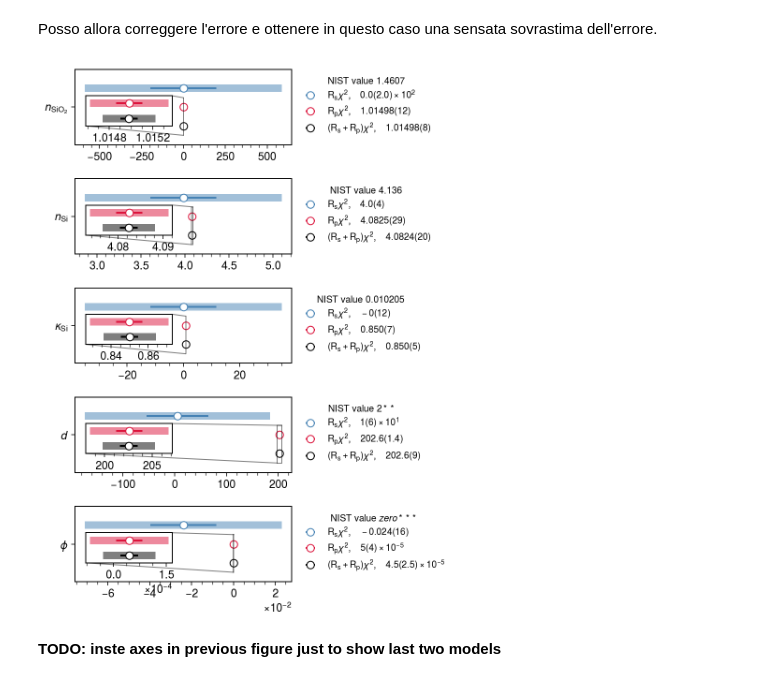
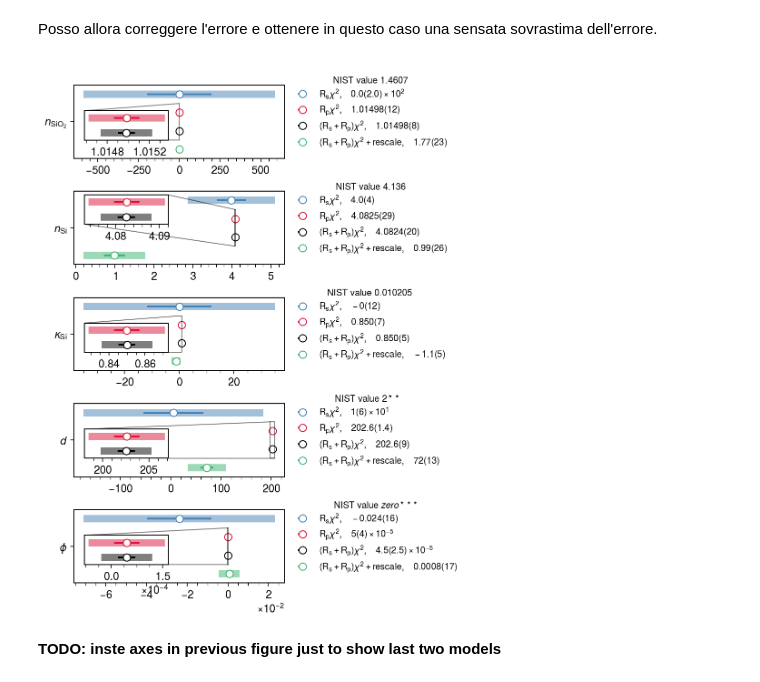
Before and after one commit to mattiasotgia/fresnel_cSi, a Jupyter notebook: analysis/cSi_fitTesting.ipynb, the cells around one changed output. Cells and saved outputs as stored; diff of their text form; code cells hidden in the pictures.

```diff
--- a/analysis/cSi_fitTesting.ipynb
+++ b/analysis/cSi_fitTesting.ipynb
@@ -474,10 +494,11 @@ Posso allora correggere l'errore e ottenere in questo caso una sensata sovrastim
 s_Si.reflectance_std += error_RS_scale
 p_Si.reflectance_std += error_RP_scale
 # %%
-def p_plot(RsM: Minuit, RpM: Minuit, RRM: Minuit, names: dict, th_values: dict, plot_fixed=True, plot_inset=True):
+def p_plot(RsM: Minuit, RpM: Minuit, RRM: Minuit, RRM_rescaled: Minuit, names: dict, th_values: dict, plot_fixed=True, plot_inset=True, y0=0.55):
 
     s_color = 'steelblue'
     p_color = 'crimson'
+    rescaled_color = 'mediumseagreen'
 
     if plot_fixed:
         N = np.count_nonzero(~RRM.fixed)
@@ -490,10 +511,11 @@ def p_plot(RsM: Minuit, RpM: Minuit, RRM: Minuit, names: dict, th_values: dict,
     RsMData = np.array([RsM.values, RsM.errors]).T
     RpMData = np.array([RpM.values, RpM.errors]).T
     RRMData = np.array([RRM.values, RRM.errors]).T
+    RRM_r_Data = np.array([RRM_rescaled.values, RRM_rescaled.errors]).T
 
     j=0
 
-    for i, (Rs, Rp, RR, name_key) in enumerate(zip(RsMData, RpMData, RRMData, names.keys())):
+    for i, (Rs, Rp, RR, RRrscl, name_key) in enumerate(zip(RsMData, RpMData, RRMData, RRM_r_Data, names.keys())):
         if plot_fixed:
             if RRM.fixed[i]:
                 continue
@@ -502,17 +524,21 @@ def p_plot(RsM: Minuit, RpM: Minuit, RRM: Minuit, names: dict, th_values: dict,
         else:
             pass
 
-        axs[j].errorbar(y= 0.1, x=Rs[0], xerr=Rs[1], color=s_color, ecolor=s_color, fmt='o', mfc='w',
+        axs[j].errorbar(y= 0.15, x=Rs[0], xerr=Rs[1], color=s_color, fmt='o', mfc='w',
                         label=f'$\mathrm{{R_s}}\chi^2, \quad{ufloat(Rs[0], Rs[1]):uSL}$')
-        axs[j].errorbar(y= 0.1, x=Rs[0], xerr=3 * Rs[1], color=s_color, fmt='.', elinewidth=8, ecolor=mpl.colors.to_rgba(s_color, 0.5), zorder=1)
+        axs[j].errorbar(y= 0.15, x=Rs[0], xerr=3 * Rs[1], color=s_color, fmt='.', elinewidth=8, ecolor=mpl.colors.to_rgba(s_color, 0.5), zorder=1)
 
-        axs[j].errorbar(y= 0.,  x=Rp[0], xerr=Rp[1], color=p_color, ecolor=p_color, fmt='o', mfc='w',
+        axs[j].errorbar(y= 0.05,  x=Rp[0], xerr=Rp[1], color=p_color, fmt='o', mfc='w',
                         label=f'$\mathrm{{R_p}}\chi^2, \quad{ufloat(Rp[0], Rp[1]):uSL}$')
-        axs[j].errorbar(y= 0.,  x=Rp[0], xerr=3 * Rp[1], color=p_color, fmt='.', elinewidth=8, ecolor=mpl.colors.to_rgba(p_color, 0.5), zorder=1)
+        axs[j].errorbar(y= 0.05,  x=Rp[0], xerr=3 * Rp[1], color=p_color, fmt='.', elinewidth=8, ecolor=mpl.colors.to_rgba(p_color, 0.5), zorder=1)
 
-        axs[j].errorbar(y=-0.1, x=RR[0], xerr=RR[1], color='k', ecolor='k', fmt='o', mfc='w',
+        axs[j].errorbar(y=-0.05, x=RR[0], xerr=RR[1], color='k', fmt='o', mfc='w',
                         label=f'$\mathrm{{(R_s+R_p)}}\chi^2, \quad{ufloat(RR[0], RR[1]):uSL}$')
-        axs[j].errorbar(y=-0.1, x=RR[0], xerr=3 * RR[1], color='k', fmt='.', elinewidth=8, ecolor=mpl.colors.to_rgba('k', 0.5), zorder=1)
+        axs[j].errorbar(y=-0.05, x=RR[0], xerr=3 * RR[1], color='k', fmt='.', elinewidth=8, ecolor=mpl.colors.to_rgba('k', 0.5), zorder=1)
+
+        axs[j].errorbar(y=-0.15, x=RRrscl[0], xerr=RRrscl[1], color=rescaled_color, fmt='o', mfc='w',
+                        label=f'$\mathrm{{(R_s+R_p)}}\chi^2 + \mathrm{{rescale}}, \quad{ufloat(RRrscl[0], RRrscl[1]):uSL}$')
+        axs[j].errorbar(y=-0.15, x=RRrscl[0], xerr=3 * RRrscl[1], color=rescaled_color, fmt='.', elinewidth=8, ecolor=mpl.colors.to_rgba(rescaled_color, 0.5), zorder=1)
 
         axs[j].set_ylim(-0.2, 0.2)
         axs[j].set_yticks(ticks=[0.], labels=[f'${names[name_key]}$'])
@@ -521,17 +547,20 @@ def p_plot(RsM: Minuit, RpM: Minuit, RRM: Minuit, names: dict, th_values: dict,
 
         if plot_inset:
 
-            iax = axs[j].inset_axes([0.05, 0.25, 0.4, 0.4])
-            iax.errorbar(y= 0.,  x=Rp[0], xerr=Rp[1], color=p_color, ecolor=p_color, fmt='o', mfc='w',
+            if name_key == 'nSi':
+                iax = axs[j].inset_axes([0.05, y0, 0.4, 0.4])
+            else:
+                iax = axs[j].inset_axes([0.05, 0.25, 0.4, 0.4])
+            iax.errorbar(y= 0.05,  x=Rp[0], xerr=Rp[1], color=p_color, ecolor=p_color, fmt='o', mfc='w',
                          label=f'$\mathrm{{R_p}}\chi^2, \quad{ufloat(Rp[0], Rp[1]):uSL}$')
-            iax.errorbar(y= 0.,  x=Rp[0], xerr=3 * Rp[1], color=p_color, fmt='.', elinewidth=8, ecolor=mpl.colors.to_rgba(p_color, 0.5), zorder=1)
+            iax.errorbar(y= 0.05,  x=Rp[0], xerr=3 * Rp[1], color=p_color, fmt='.', elinewidth=8, ecolor=mpl.colors.to_rgba(p_color, 0.5), zorder=1)
 
-            iax.errorbar(y=-0.1, x=RR[0], xerr=RR[1], color='k', ecolor='k', fmt='o', mfc='w',
+            iax.errorbar(y=-0.05, x=RR[0], xerr=RR[1], color='k', ecolor='k', fmt='o', mfc='w',
                          label=f'$\mathrm{{(R_s+R_p)}}\chi^2, \quad{ufloat(RR[0], RR[1]):uSL}$')
-            iax.errorbar(y=-0.1, x=RR[0], xerr=3 * RR[1], color='k', fmt='.', elinewidth=8, ecolor=mpl.colors.to_rgba('k', 0.5), zorder=1)
+            iax.errorbar(y=-0.05, x=RR[0], xerr=3 * RR[1], color='k', fmt='.', elinewidth=8, ecolor=mpl.colors.to_rgba('k', 0.5), zorder=1)
 
             iax.xaxis.set_major_locator(plt.MaxNLocator(2))
-            iax.set_ylim(-0.15, 0.05)
+            iax.set_ylim(-0.1, 0.1)
             iax.set_yticks([])
 
             axs[j].indicate_inset_zoom(iax,edgecolor='k')
@@ -540,32 +569,32 @@ def p_plot(RsM: Minuit, RpM: Minuit, RRM: Minuit, names: dict, th_values: dict,
 # %%
 from uncertainties import ufloat
 
 names = {
     'nAir': 'n_\mathrm{Air}',
     'kAir': '\kappa_\mathrm{Air}',
     'nSiO2': 'n_\mathrm{SiO_2}',
     'kSiO2': '\kappa_\mathrm{SiO_2}',
     'nSi': 'n_\mathrm{Si}',
     'kSi': '\kappa_\mathrm{Si}',
     'layer': 'd',
     'phase': '\phi'
 }
 
 th_val = {
     'nAir':  1.00027821,
     'kAir': 'zero*',
     'nSiO2': 1.4607,
     'kSiO2': 'zero*',
     'nSi': 4.1360,
     'kSi': 0.010205,
     'layer': '2**',
     'phase': 'zero***'
 }
 
-p_plot(m_Rs, m_Rp, CommRRC2MM, names, th_val)
+p_plot(m_Rs, m_Rp, CommRRC2MM, CommRRC2MM_rescaled, names, th_val)
 plt.savefig('../figures/Si_results_all.pdf', bbox_inches='tight')
 # %% [output]
-[figure, old version]
+[figure, new version]
 # %% [markdown]
 **TODO: inste axes in previous figure just to show last two models**
 # %%
```
Also changed, not shown: parts of 5 cells of this notebook, 16 other files.
